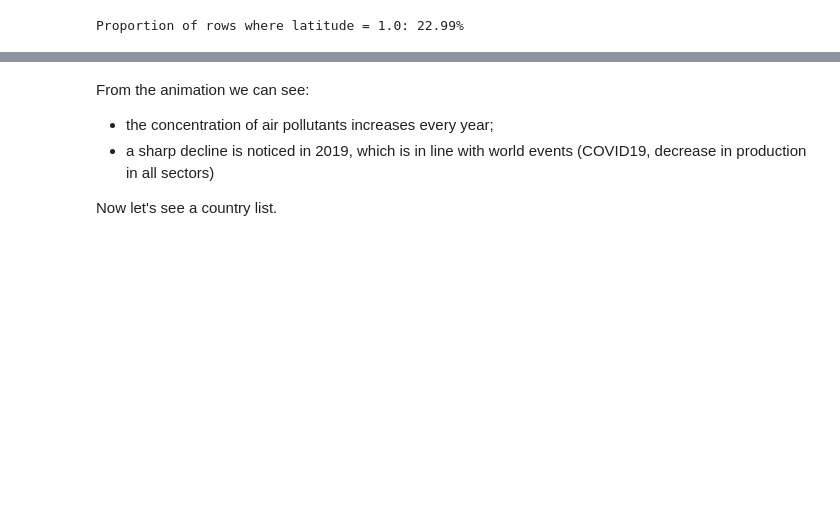
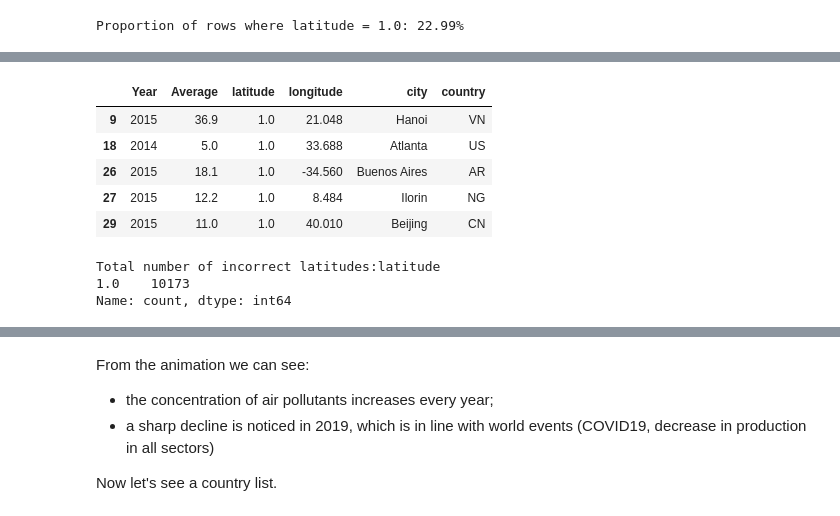
Before and after one commit to NadzeyaShastak/Jupyter-portfolio, a Jupyter notebook: air-polution-analysis-on-air-quality.ipynb, the cells around one changed output, grey strips where cells are left out. Cells and saved outputs as stored; diff of their text form; code cells hidden in the pictures; blank space fills up the shorter version.

```diff
--- a/air-polution-analysis-on-air-quality.ipynb
+++ b/air-polution-analysis-on-air-quality.ipynb
@@ -222,0 +263,16 @@ Proportion of rows where latitude = 1.0: 22.99%
+# %%
+latitude_incorrect = geo_location[geo_location["latitude"]== 1.0]
+latitude_incorrect.head()
+# %% [output]
+|  | Year | Average | latitude | longitude | city | country |
+| 9 | 2015 | 36.9 | 1.0 | 21.048 | Hanoi | VN |
+| 18 | 2014 | 5.0 | 1.0 | 33.688 | Atlanta | US |
+| 26 | 2015 | 18.1 | 1.0 | -34.560 | Buenos Aires | AR |
+| 27 | 2015 | 12.2 | 1.0 | 8.484 | Ilorin | NG |
+| 29 | 2015 | 11.0 | 1.0 | 40.010 | Beijing | CN |
+# %%
+print(f'Total number of incorrect latitudes:{latitude_incorrect["latitude"].value_counts()}')
+# %% [output]
+Total number of incorrect latitudes:latitude
+1.0    10173
+Name: count, dtype: int64
```
Also changed, not shown: parts of 18 cells of this notebook.
